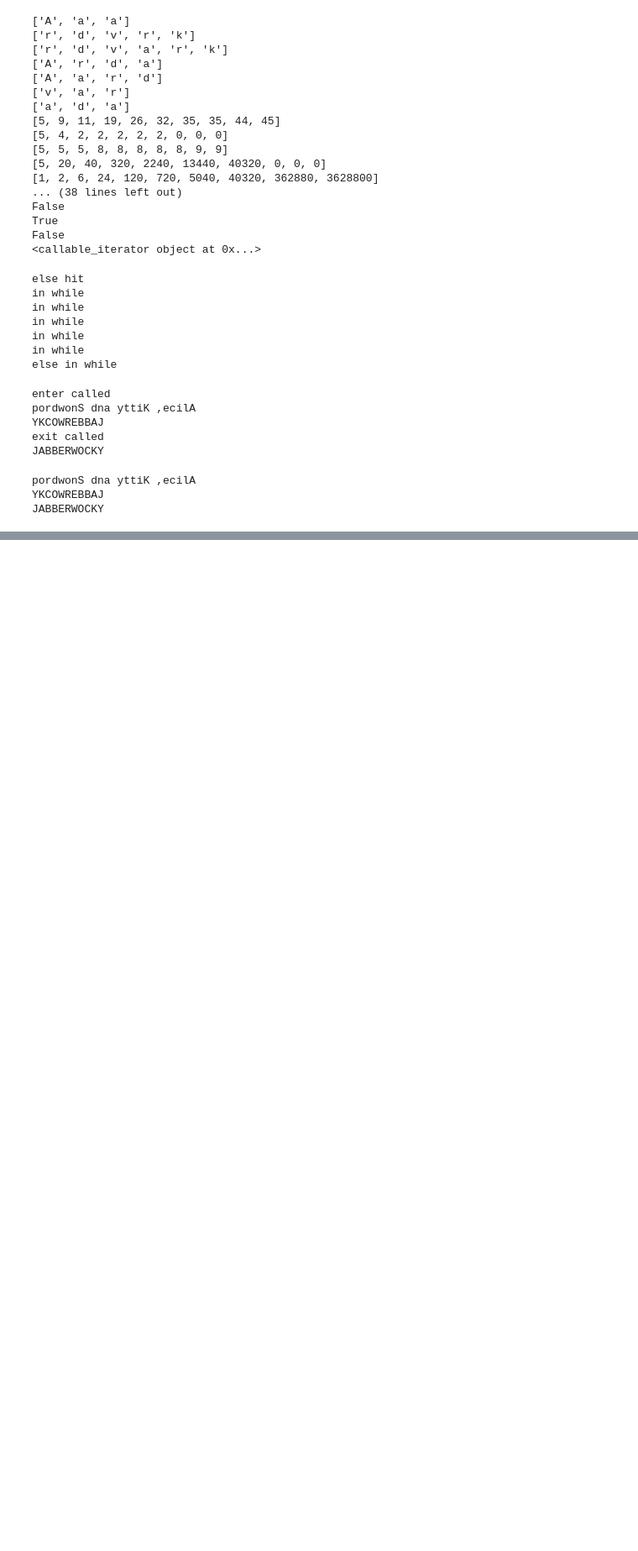
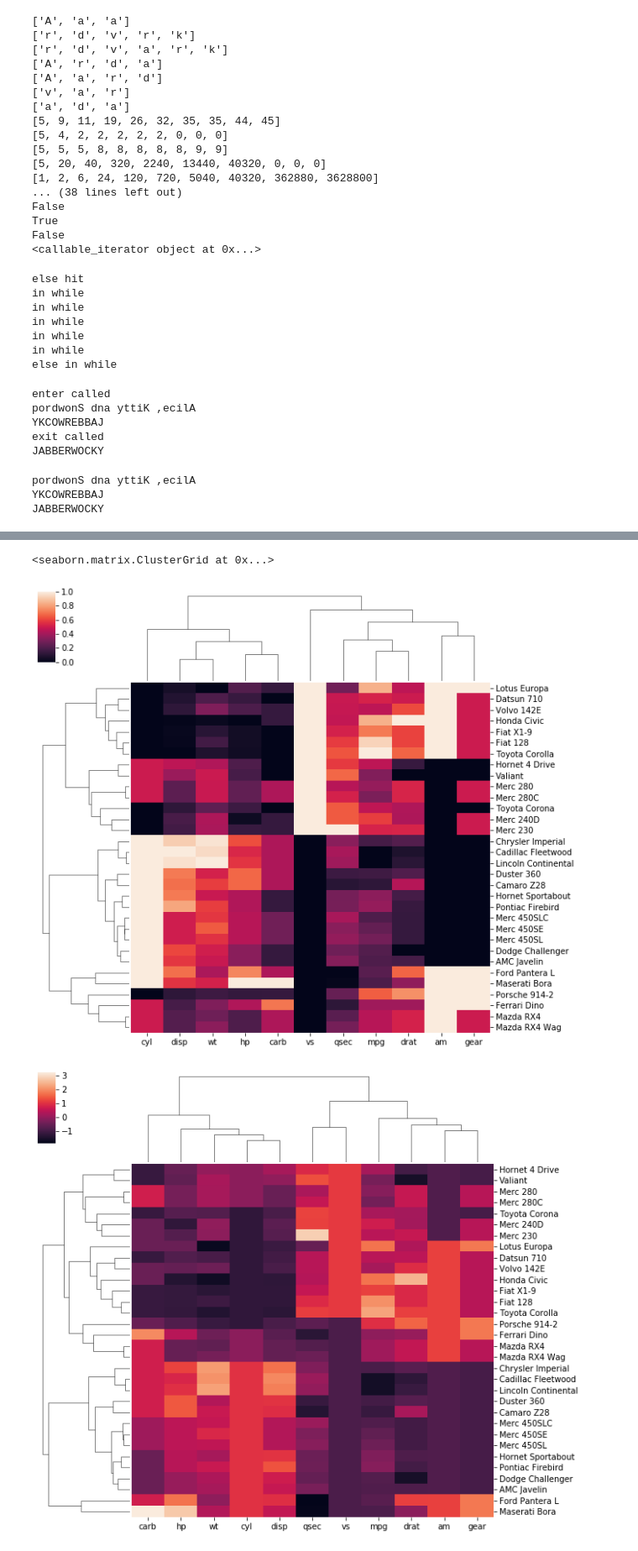
Before and after one commit to Unilmalas/EndToEndMemRNN, a Jupyter notebook: Snippets20.ipynb, the cells around one changed output, grey strips where cells are left out. Shown: that part at 84% size. Drawn from its saved outputs; the diff is of its cells as text; code cells hidden in the pictures; blank space fills up the shorter version.

```diff
--- a/Snippets20.ipynb
+++ b/Snippets20.ipynb
@@ -694,0 +1180,21 @@ JABBERWOCKY
+# %%
+import seaborn as sns
+import pandas as pd
+from matplotlib import pyplot as plt
+
+# Data set
+url = 'https://python-graph-gallery.com/wp-content/uploads/mtcars.csv'
+df = pd.read_csv(url)
+df = df.set_index('model')
+del df.index.name
+df
+
+# Standardize or Normalize every column in the figure
+# Standardize:
+sns.clustermap(df, standard_scale=1)
+# Normalize
+sns.clustermap(df, z_score=1)
+# %% [output]
+<seaborn.matrix.ClusterGrid at 0x...>
+[figure, added]
+[figure, added]
```
Also changed, not shown: parts of 17 cells of this notebook.
